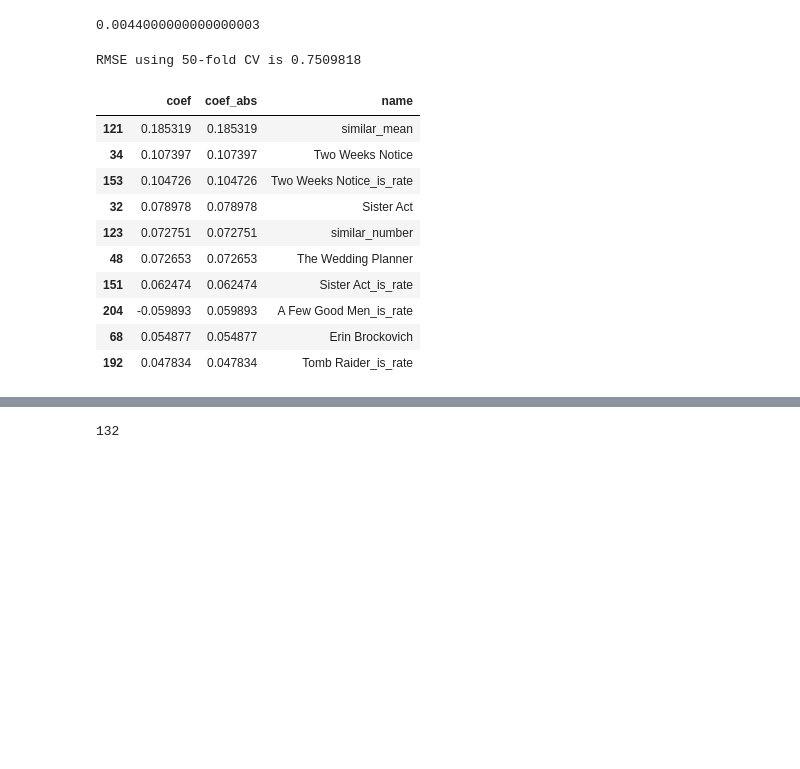
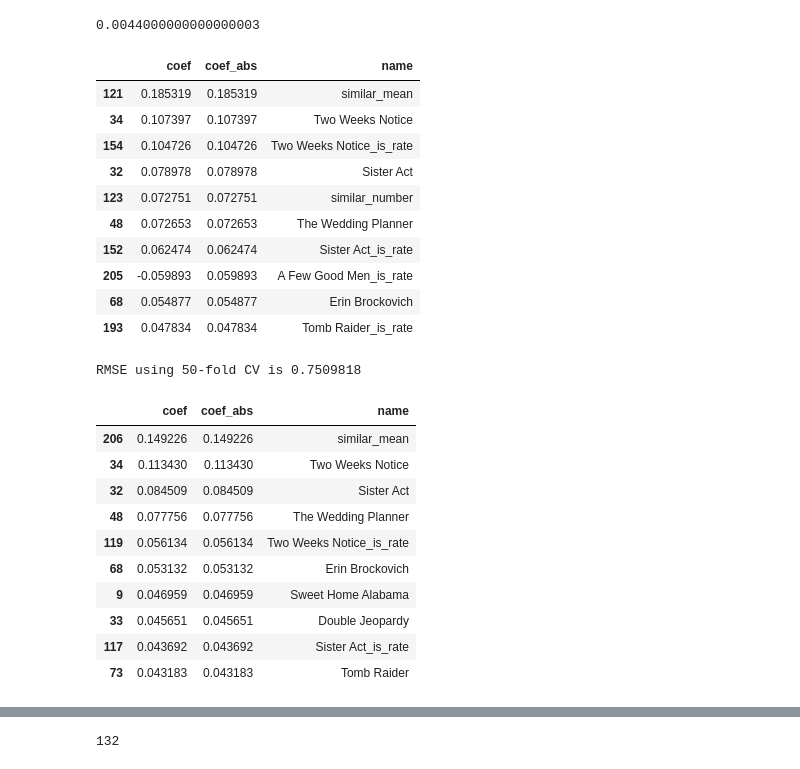
Before and after one commit to AvivNavon/Netflix-Prize, a Jupyter notebook: Netflix_Prize.ipynb, the cells around one changed output, grey strips where cells are left out. Drawn from its saved outputs; the diff is of its cells as text; code cells hidden in the pictures; blank space fills up the shorter version.

```diff
--- a/Netflix_Prize.ipynb
+++ b/Netflix_Prize.ipynb
@@ -276,7 +280,8 @@ def new_features(ratings_df, dates_df, y_dates,
     df['num_ratings_after'] = num_ratings_after
     df['avg_num_before'] = df.num_ratings_before / (df.num_ratings_before + df.num_ratings_after)
 
-    df['date_year_corr'] = corr_
+    df['date_rate_corr'] = corr_
+    df['date_rate_corr__y_date_interaction'] = df['date_rate_corr'] * df['y_dates']
 
     # na to mean
     df.fillna(df.mean(), inplace = True) # change na_val?
@@ -291,12 +296,13 @@ Function for imputing missing values, based on https://github.com/log0ymxm/predi
 # %%
 ## Imputing missing values
 class PredictiveImputerAltered(BaseEstimator, TransformerMixin):
-    def __init__(self, max_iter=10, initial_strategy='mean', tol=1e-3, f_model="RandomForest"):
+    def __init__(self, max_iter=10, initial_strategy='mean', tol=1e-3, f_model="RandomForest", cv_for_lasso = 100):
         self.max_iter = max_iter
         self.initial_strategy = initial_strategy
         self.initial_imputer = Imputer(strategy=initial_strategy)
         self.tol = tol
         self.f_model = f_model
+        self.cv_for_lasso = cv_for_lasso
 
     def fit(self, X, y=None, **kwargs):
         X = check_array(X, dtype=np.float64, force_all_finite=False)
@@ -312,7 +318,7 @@ class PredictiveImputerAltered(BaseEstimator, TransformerMixin):
 
         if self.f_model == "Lasso":
             print ("Imputing using Lasso...")
-            self.estimators_ = [LassoCV(alphas = np.arange(.0001, .1, .01), cv = 100,
+            self.estimators_ = [LassoCV(alphas = np.arange(.0001, .1, .01), cv = self.cv_for_lasso,
                                         max_iter = 5000, random_state=i, **kwargs) \
                                 for i in range(X.shape[1])]
 
@@ -324,12 +330,14 @@ class PredictiveImputerAltered(BaseEstimator, TransformerMixin):
                     https://github.com/log0ymxm/predictive_imputer
                 """
 
-                def __init__(self, perc_lasso = .5):
+                def __init__(self, perc_lasso = .5, cv_for_lasso = 20):
                     self.perc_lasso = perc_lasso
+                    self.cv_for_lasso = cv_for_lasso
 
                 def model(self, random_state, **kwargs):
-                    self.lasso_model = LassoCV(alphas = np.arange(.0001, .1, .01), cv = 100, max_iter = 5000,
-                                       random_state = random_state, **kwargs)
+                    self.lasso_model = LassoCV(alphas = np.arange(.0001, .1, .01), cv = self.cv_for_lasso,
+                                               max_iter = 5000,
+                                               random_state = random_state, **kwargs)
                     self.gbm_model = GradientBoostingRegressor(learning_rate = .025, n_estimators = 500,
                                        random_state = random_state, **kwargs)
                     return self
@@ -343,15 +351,20 @@ class PredictiveImputerAltered(BaseEstimator, TransformerMixin):
                     gbm_pred_ = self.gbm_model.predict(X)
                     return (lasso_pred_ * self.perc_lasso + gbm_pred_ * (1 - self.perc_lasso))
 
-            ens = Ensemble()
+            ens = Ensemble(cv_for_lasso = self.cv_for_lasso)
             self.estimators_ = [ens.model(random_state=i, **kwargs) \
                                 for i in range(X.shape[1])]
 
 
 
         for iter_ in range(self.max_iter):
+            j = 0
             if len(self.estimators_) > 1:
                 for i in most_by_nan:
+
+                    j += 1
+                    clear_output()
+                    print ("Iter - %d, var. num. - %d" % (iter_, j))
 
                     X_s = np.delete(new_imputed, i, 1)
                     y_nan = X_nan[:, i]
@@ -406,8 +419,8 @@ class PredictiveImputerAltered(BaseEstimator, TransformerMixin):
 
         return X
 # %%
-def imputer_(df, f_model = 'Lasso'):
-    imputer = PredictiveImputerAltered(max_iter = 20, f_model = f_model)
+def imputer_(df, f_model = 'Lasso', cv_for_lasso = 100):
+    imputer = PredictiveImputerAltered(max_iter = 20, f_model = f_model, cv_for_lasso = cv_for_lasso)
     df_imp = imputer.fit(df).transform(df.copy())
     return pd.DataFrame(df_imp, columns = df.columns)
 # %%
@@ -543,6 +552,25 @@ lasso_mod = LassoCV(max_iter = 10000, alphas = np.arange(.0001, .01, .0001), cv
 lasso_mod.fit(X_train_na_fix_full_scaled, y_train_full.values.ravel()).alpha_
 # %% [output]
 0.0044000000000000003
+# %%
+# top features... is_rate not scaled
+lasso_mod = LassoCV(max_iter = 20000, alphas = np.arange(.0001, .01, .0001), cv = 100)
+lasso_model_fit = lasso_mod.fit(X_train_na_fix_full_scaled_, y_train_full.values.ravel())
+coefs_ = pd.DataFrame({'coef':lasso_model_fit.coef_, 'coef_abs':abs(lasso_model_fit.coef_),
+                       'name':X_train_na_fix_full_scaled_.columns})
+coefs_.sort_values('coef_abs', ascending = False).head(10)
+# %% [output]
+|  | coef | coef_abs | name |
+| 121 | 0.185319 | 0.185319 | similar_mean |
+| 34 | 0.107397 | 0.107397 | Two Weeks Notice |
+| 154 | 0.104726 | 0.104726 | Two Weeks Notice_is_rate |
+| 32 | 0.078978 | 0.078978 | Sister Act |
+| 123 | 0.072751 | 0.072751 | similar_number |
+| 48 | 0.072653 | 0.072653 | The Wedding Planner |
+| 152 | 0.062474 | 0.062474 | Sister Act_is_rate |
+| 205 | -0.059893 | 0.059893 | A Few Good Men_is_rate |
+| 68 | 0.054877 | 0.054877 | Erin Brockovich |
+| 193 | 0.047834 | 0.047834 | Tomb Raider_is_rate |
 # %%
 # is_rate scaled...
 lasso_mod = LassoCV(max_iter = 10000, alphas = np.arange(.0001, .01, .0001), cv = 50) # normalize = True,
@@ -556,21 +584,21 @@ print ("RMSE using %d-fold CV is" % cv, round(np.sqrt(cross_val_score(lasso_mod,
 # %% [output]
 RMSE using 50-fold CV is 0.7509818
 # %%
-# top features... is_rate not scaled
+# top features... is rate scaled
 lasso_mod = LassoCV(max_iter = 20000, alphas = np.arange(.0001, .01, .0001), cv = 100)
-lasso_model_fit = lasso_mod.fit(X_train_na_fix_full_scaled_, y_train_full.values.ravel())
+lasso_model_fit = lasso_mod.fit(X_train_na_fix_full_scaled, y_train_full.values.ravel())
 coefs_ = pd.DataFrame({'coef':lasso_model_fit.coef_, 'coef_abs':abs(lasso_model_fit.coef_),
-                       'name':X_train_na_fix_full_scaled_.columns})
+                       'name':X_train_na_fix_full_scaled.columns})
 coefs_.sort_values('coef_abs', ascending = False).head(10)
 # %% [output]
 |  | coef | coef_abs | name |
-| 121 | 0.185319 | 0.185319 | similar_mean |
-| 34 | 0.107397 | 0.107397 | Two Weeks Notice |
-| 153 | 0.104726 | 0.104726 | Two Weeks Notice_is_rate |
-| 32 | 0.078978 | 0.078978 | Sister Act |
-| 123 | 0.072751 | 0.072751 | similar_number |
-| 48 | 0.072653 | 0.072653 | The Wedding Planner |
-| 151 | 0.062474 | 0.062474 | Sister Act_is_rate |
-| 204 | -0.059893 | 0.059893 | A Few Good Men_is_rate |
-| 68 | 0.054877 | 0.054877 | Erin Brockovich |
-| 192 | 0.047834 | 0.047834 | Tomb Raider_is_rate |
+| 206 | 0.149226 | 0.149226 | similar_mean |
+| 34 | 0.113430 | 0.113430 | Two Weeks Notice |
+| 32 | 0.084509 | 0.084509 | Sister Act |
+| 48 | 0.077756 | 0.077756 | The Wedding Planner |
+| 119 | 0.056134 | 0.056134 | Two Weeks Notice_is_rate |
+| 68 | 0.053132 | 0.053132 | Erin Brockovich |
+| 9 | 0.046959 | 0.046959 | Sweet Home Alabama |
+| 33 | 0.045651 | 0.045651 | Double Jeopardy |
+| 117 | 0.043692 | 0.043692 | Sister Act_is_rate |
+| 73 | 0.043183 | 0.043183 | Tomb Raider |
```
Also changed, not shown: parts of 62 cells of this notebook, 2 other files.
